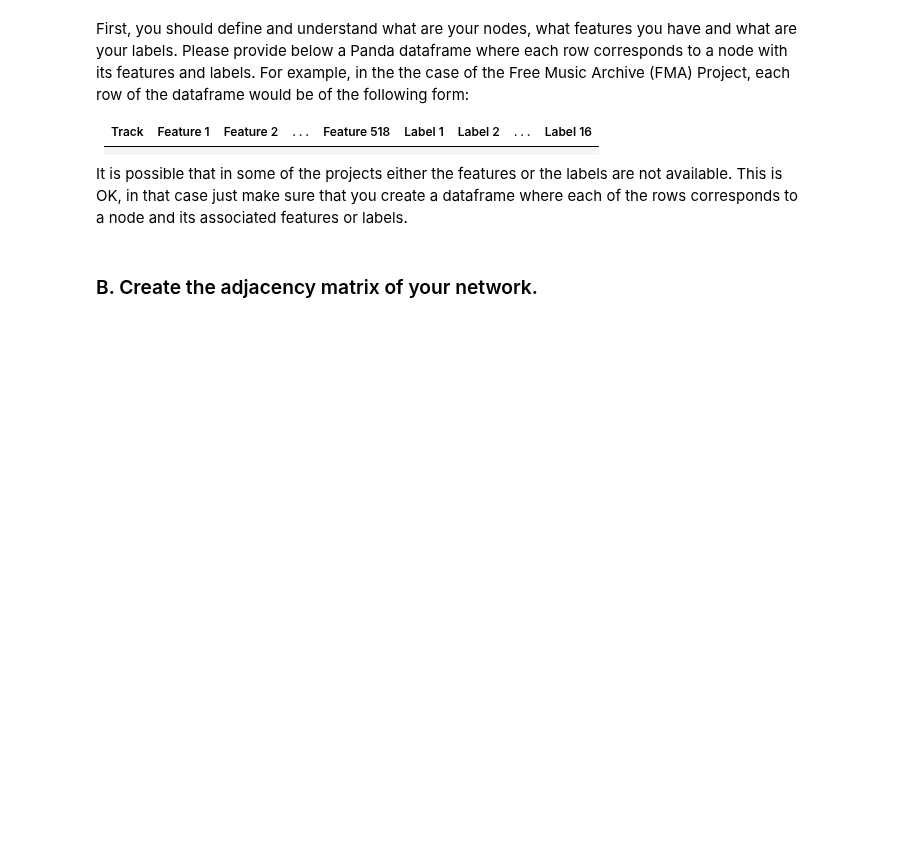
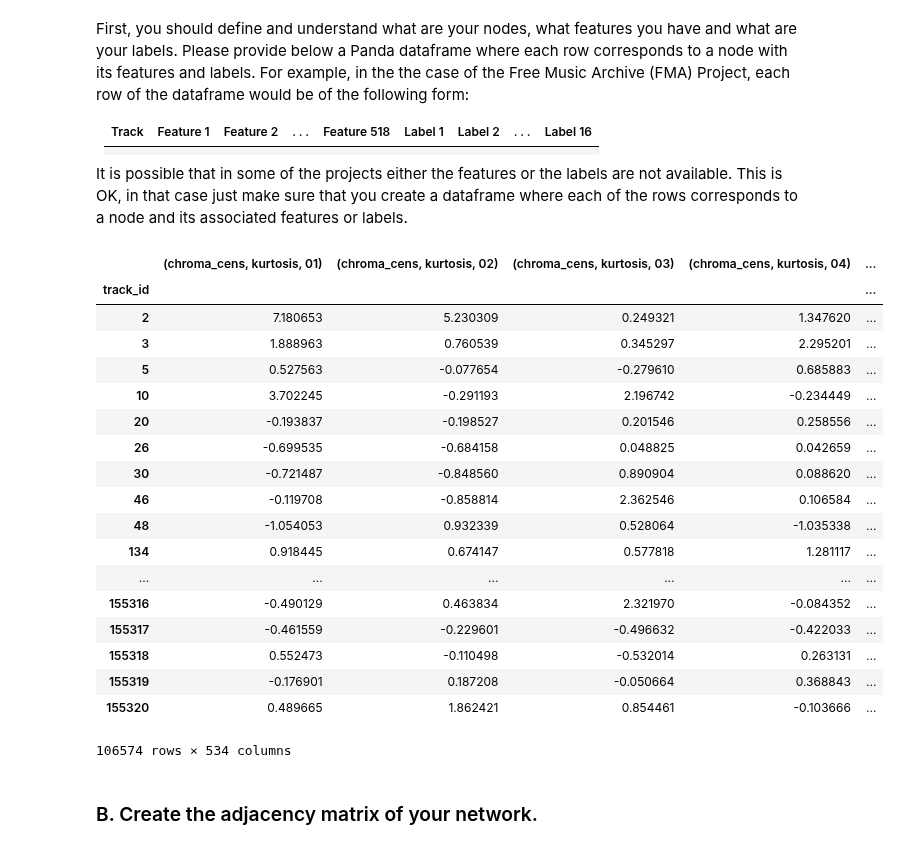
Before and after one commit to senakicir/ntds_project, a Jupyter notebook: 1_network_properties.ipynb, the cells around one changed output. Cells and saved outputs as stored; diff of their text form; code cells hidden in the pictures; blank space fills up the shorter version.

Commit message:
Output Dataframe with 16 labels + Use only Hip-Hop+Rock

```diff
--- a/1_network_properties.ipynb
+++ b/1_network_properties.ipynb
@@ -46,6 +46,7 @@ First, you should define and understand what are your nodes, what features you h
 It is possible that in some of the projects either the features or the labels are not available. This is OK, in that case just make sure that you create a dataframe where each of the rows corresponds to a node and its associated features or labels.
 # %%
 # Your code here.
+# Function that parses a file in a correct way
 def load(filename):
 
     if 'features' in filename:
@@ -59,50 +60,59 @@ def load(filename):
 
     if 'tracks' in filename:
         tracks = pd.read_csv(filename, index_col=0, header=[0, 1])
 
         COLUMNS = [('track', 'tags'), ('album', 'tags'), ('artist', 'tags'),
                    ('track', 'genres'), ('track', 'genres_all')]
         for column in COLUMNS:
             tracks[column] = tracks[column].map(ast.literal_eval)
 
         COLUMNS = [('track', 'date_created'), ('track', 'date_recorded'),
                    ('album', 'date_created'), ('album', 'date_released'),
                    ('artist', 'date_created'), ('artist', 'active_year_begin'),
                    ('artist', 'active_year_end')]
         for column in COLUMNS:
             tracks[column] = pd.to_datetime(tracks[column])
 
         SUBSETS = ('small', 'medium', 'large')
         tracks['set', 'subset'] = tracks['set', 'subset'].astype(
                 pd.api.types.CategoricalDtype(SUBSETS, ordered=True))
 
         COLUMNS = [('track', 'genre_top'), ('track', 'license'),
                    ('album', 'type'), ('album', 'information'),
                    ('artist', 'bio')]
         for column in COLUMNS:
             tracks[column] = tracks[column].astype(pd.api.types.CategoricalDtype())
 
     return tracks
 
-def separate_GenreID(tracks, features):
-    genres = load('dataset/genres.csv')
-    genres_simplify = genres[['title','#tracks']].sort_values('#tracks',ascending = 0)
-    genres_toFilter = ['Hip-Hop','Instrumental', 'Rock']
-    genres_ids = genres_simplify[genres_simplify['title'].isin(genres_toFilter)].index
-    genres_ids = genres_ids.tolist()
-    chosen_tracks = tracks[('track', 'genres_all')].to_frame()[[not (set(genres_ids).isdisjoint(set(x))) for x in tracks[('track', 'genres_all')].values]]
-
-    merged = pd.merge(features, chosen_tracks, on="track_id")
-
-    return merged
-
-tracks = load('dataset/tracks.csv')
+tracks = load('dataset/tracks.csv') #Read tracks.csv
 features = load('dataset/features.csv') # Read features.csv
 
-small = tracks[tracks['set', 'subset'] == 'small'] #chooses tracks that are in the subset 'small'
-subset = small[(small['track', 'genre_top'] == 'Hip-Hop') | (small['track', 'genre_top'] == 'Rock')] # filters the small subset to the ones that are Hip-Hop and Rock
-merged = pd.merge(features, subset['track', 'genre_top'].to_frame(), on="track_id") # Merges the subset frame with the feature frame based on 'track_id'
-small_features = features[features.index.isin(subset.index)] # Filters the tracks in the features dataframe based on the subset dataframe
+# Merges feature dataframe with genre_top column in tracks based on track_id
+merged_full = pd.merge(features, tracks['track', 'genre_top'].to_frame(), on="track_id")
+# Separates the 16 top genres into columns with binary encoding
+merged_full_binary = merged_full.join(pd.get_dummies(merged_full.pop(('track', 'genre_top'))))
+merged_full_binary
+# %% [output]
+|  | (chroma_cens, kurtosis, 01) | (chroma_cens, kurtosis, 02) | (chroma_cens, kurtosis, 03) | (chroma_cens, kurtosis, 04) | ... |
+| track_id |  |  |  |  | ... |
+| 2 | 7.180653 | 5.230309 | 0.249321 | 1.347620 | ... |
+| 3 | 1.888963 | 0.760539 | 0.345297 | 2.295201 | ... |
+| 5 | 0.527563 | -0.077654 | -0.279610 | 0.685883 | ... |
+| 10 | 3.702245 | -0.291193 | 2.196742 | -0.234449 | ... |
+| 20 | -0.193837 | -0.198527 | 0.201546 | 0.258556 | ... |
+| 26 | -0.699535 | -0.684158 | 0.048825 | 0.042659 | ... |
+| 30 | -0.721487 | -0.848560 | 0.890904 | 0.088620 | ... |
+| 46 | -0.119708 | -0.858814 | 2.362546 | 0.106584 | ... |
+| 48 | -1.054053 | 0.932339 | 0.528064 | -1.035338 | ... |
+| 134 | 0.918445 | 0.674147 | 0.577818 | 1.281117 | ... |
+| ... | ... | ... | ... | ... | ... |
+| 155316 | -0.490129 | 0.463834 | 2.321970 | -0.084352 | ... |
+| 155317 | -0.461559 | -0.229601 | -0.496632 | -0.422033 | ... |
+| 155318 | 0.552473 | -0.110498 | -0.532014 | 0.263131 | ... |
+| 155319 | -0.176901 | 0.187208 | -0.050664 | 0.368843 | ... |
+| 155320 | 0.489665 | 1.862421 | 0.854461 | -0.103666 | ... |
+106574 rows × 534 columns
 # %% [markdown]
 ### B. Create the adjacency matrix of your network.
 # %% [markdown]
```
Also changed, not shown: parts of 2 cells of this notebook.
